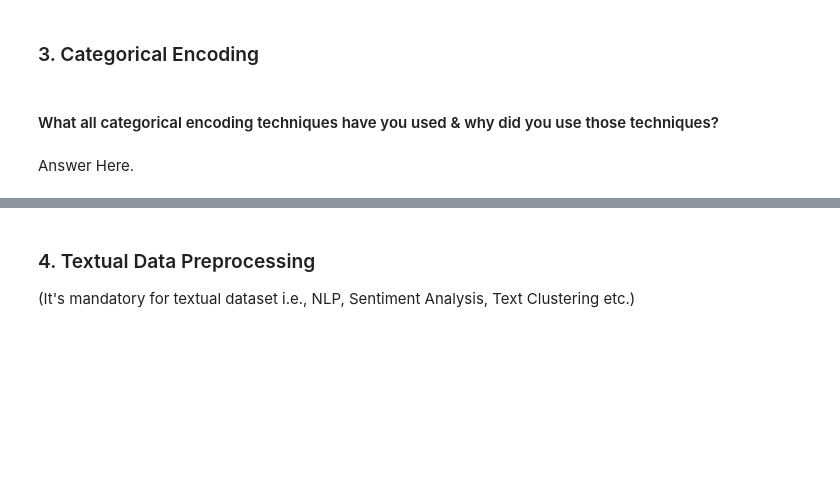
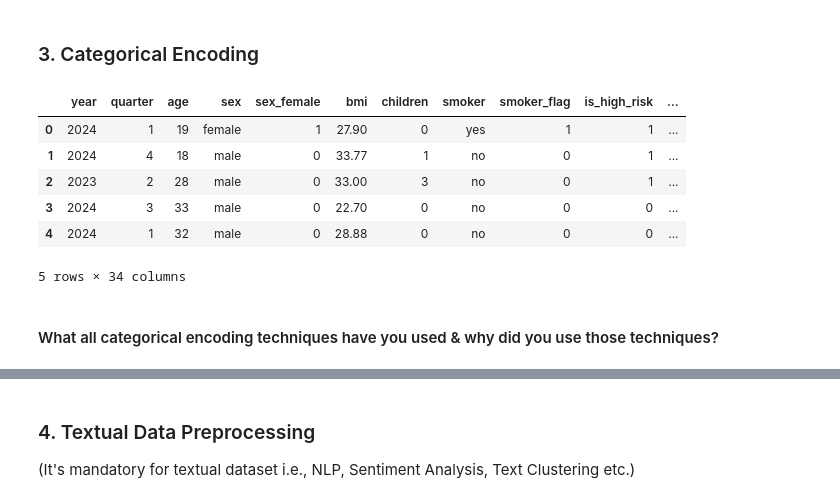
Before and after one commit to GEE2007/Medical-Insurance-Cost-Prediction, a Jupyter notebook: Medical_Insurance_Cost_Prediction.ipynb, the cells around one changed output, grey strips where cells are left out. Cells and saved outputs as stored; diff of their text form; code cells hidden in the pictures; blank space fills up the shorter version.

```diff
--- a/Medical_Insurance_Cost_Prediction.ipynb
+++ b/Medical_Insurance_Cost_Prediction.ipynb
@@ -1062,4 +1098,22 @@ Answer Here.
+# %%
+# Encode your categorical columns
+df2 = df.copy()
+df2['record_date'] = pd.to_datetime(df2['record_date'])
+df2['month'] = df2['record_date'].dt.month
+df2.drop('record_date', axis=1, inplace=True)
+df2 = pd.get_dummies(
+    df2,
+    columns=['age_group', 'bmi_category', 'insurance_tier'],
+    drop_first=True
+)
+df2.head()
+# %% [output]
+|  | year | quarter | age | sex | sex_female | bmi | children | smoker | smoker_flag | is_high_risk | ... |
+| 0 | 2024 | 1 | 19 | female | 1 | 27.90 | 0 | yes | 1 | 1 | ... |
+| 1 | 2024 | 4 | 18 | male | 0 | 33.77 | 1 | no | 0 | 1 | ... |
+| 2 | 2023 | 2 | 28 | male | 0 | 33.00 | 3 | no | 0 | 1 | ... |
+| 3 | 2024 | 3 | 33 | male | 0 | 22.70 | 0 | no | 0 | 0 | ... |
+| 4 | 2024 | 1 | 32 | male | 0 | 28.88 | 0 | no | 0 | 0 | ... |
+5 rows × 34 columns
 # %% [markdown]
 #### What all categorical encoding techniques have you used & why did you use those techniques?
-# %% [markdown]
-Answer Here.
```
Also changed, not shown: parts of 19 cells of this notebook.
